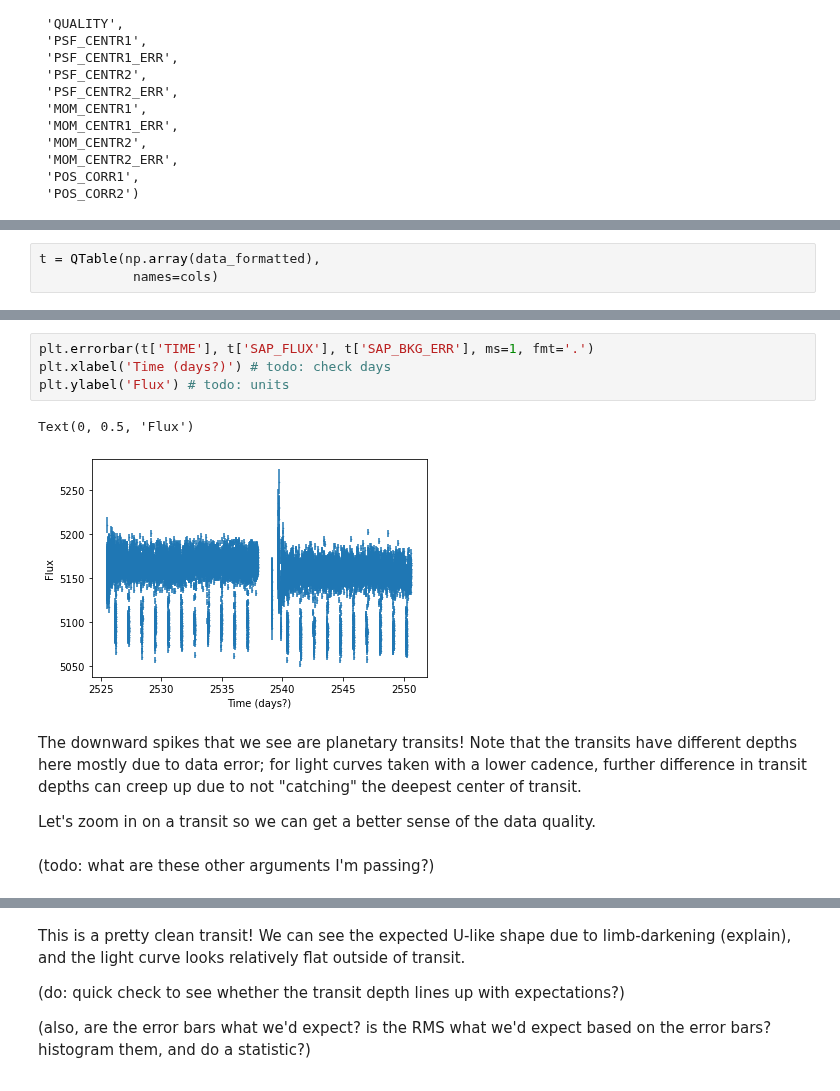
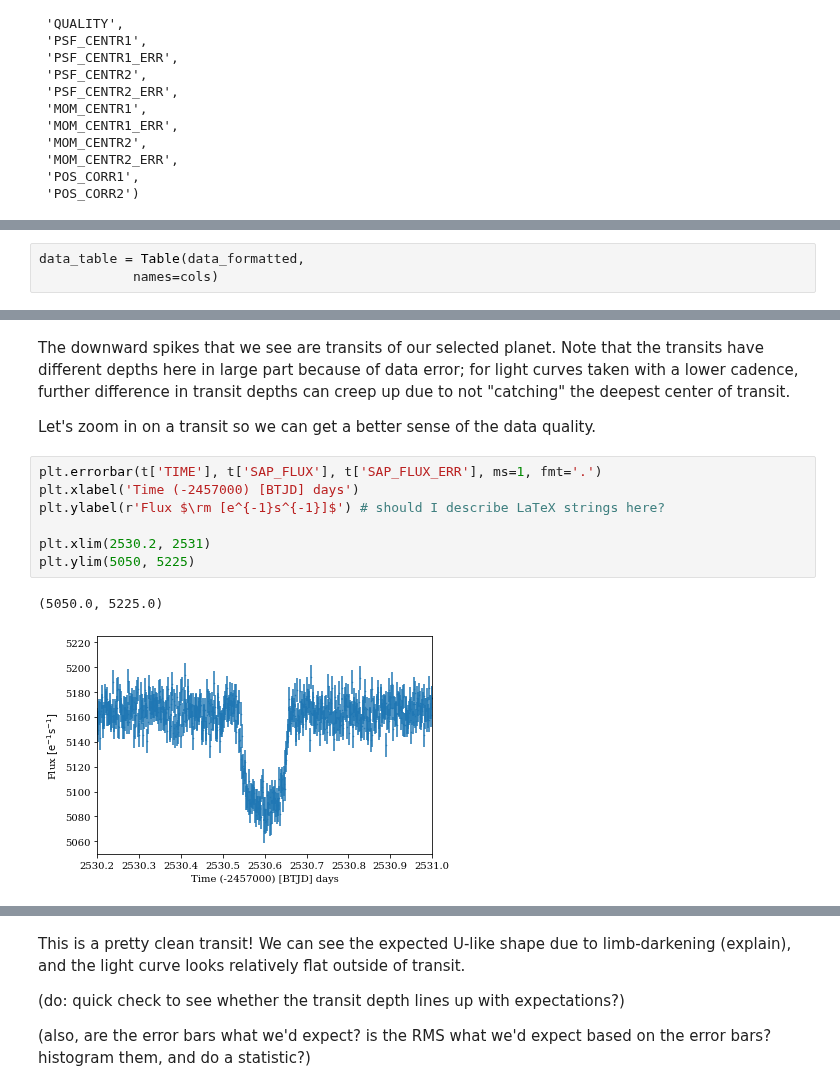
Before and after one commit to arjunsavel/notebooks-stsci, a Jupyter notebook: notebooks/MAST/plot_exoplanet_lightcurves/plot_exoplanet_lightcurves.ipynb, the cells around one changed output, grey strips where cells are left out. Saved outputs shown, nothing was run; the diff lists cells and outputs as text.

```diff
--- a/notebooks/MAST/plot_exoplanet_lightcurves/plot_exoplanet_lightcurves.ipynb
+++ b/notebooks/MAST/plot_exoplanet_lightcurves/plot_exoplanet_lightcurves.ipynb
@@ -352,3 +349,3 @@ for row in data:
 # %%
-t = QTable(np.array(data_formatted),
+data_table = Table(data_formatted,
             names=cols)
@@ -381,13 +394,14 @@ Now, let's plot!
+# %% [markdown]
+The downward spikes that we see are transits of our selected planet. Note that the transits have different depths here in large part because of data error; for light curves taken with a lower cadence, further difference in transit depths can creep up due to not "catching" the deepest center of transit.
+
+Let's zoom in on a transit so we can get a better sense of the data quality.
 # %%
-plt.errorbar(t['TIME'], t['SAP_FLUX'], t['SAP_BKG_ERR'], ms=1, fmt='.')
-plt.xlabel('Time (days?)') # todo: check days
-plt.ylabel('Flux') # todo: units
+plt.errorbar(t['TIME'], t['SAP_FLUX'], t['SAP_FLUX_ERR'], ms=1, fmt='.')
+plt.xlabel('Time (-2457000) [BTJD] days')
+plt.ylabel(r'Flux $\rm [e^{-1}s^{-1}]$') # should I describe LaTeX strings here?
+
+plt.xlim(2530.2, 2531)
+plt.ylim(5050, 5225)
 # %% [output]
-Text(0, 0.5, 'Flux')
+(5050.0, 5225.0)
-[figure, old version]
+[figure, new version]
-# %% [markdown]
-The downward spikes that we see are planetary transits! Note that the transits have different depths here mostly due to data error; for light curves taken with a lower cadence, further difference in transit depths can creep up due to not "catching" the deepest center of transit.
-
-Let's zoom in on a transit so we can get a better sense of the data quality.
-# %% [markdown]
-(todo: what are these other arguments I'm passing?)
```
Also changed, not shown: parts of 60 cells of this notebook.
